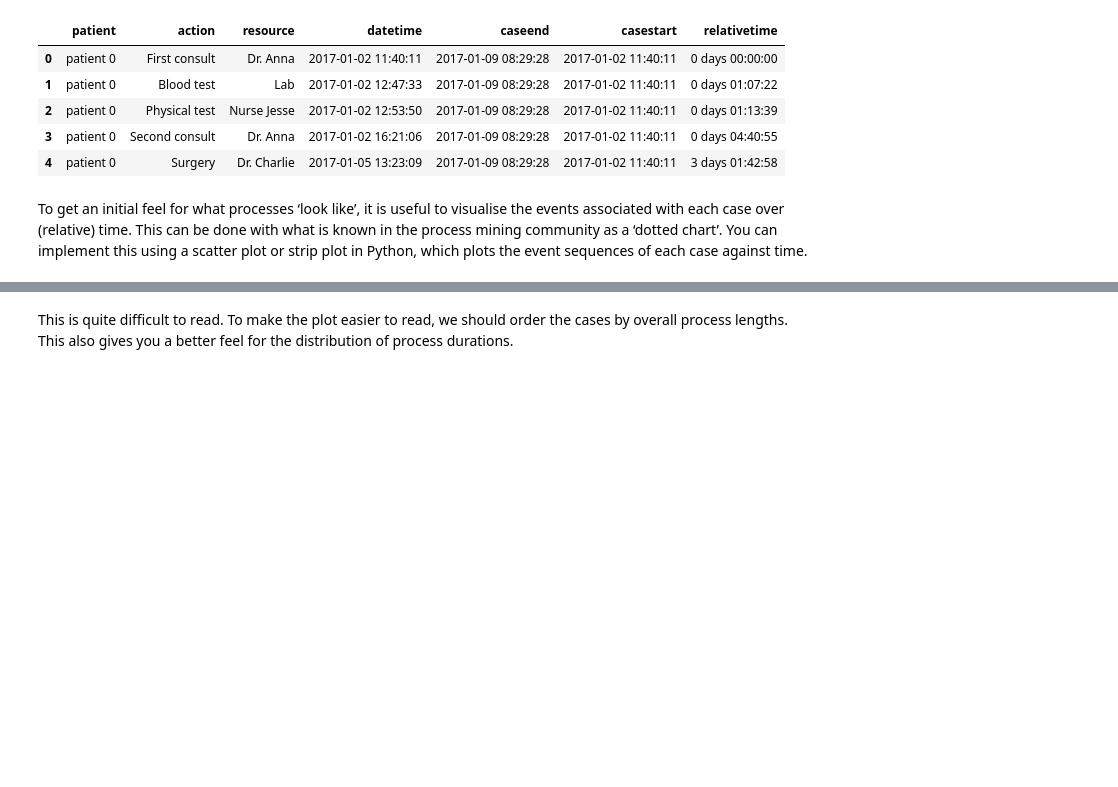
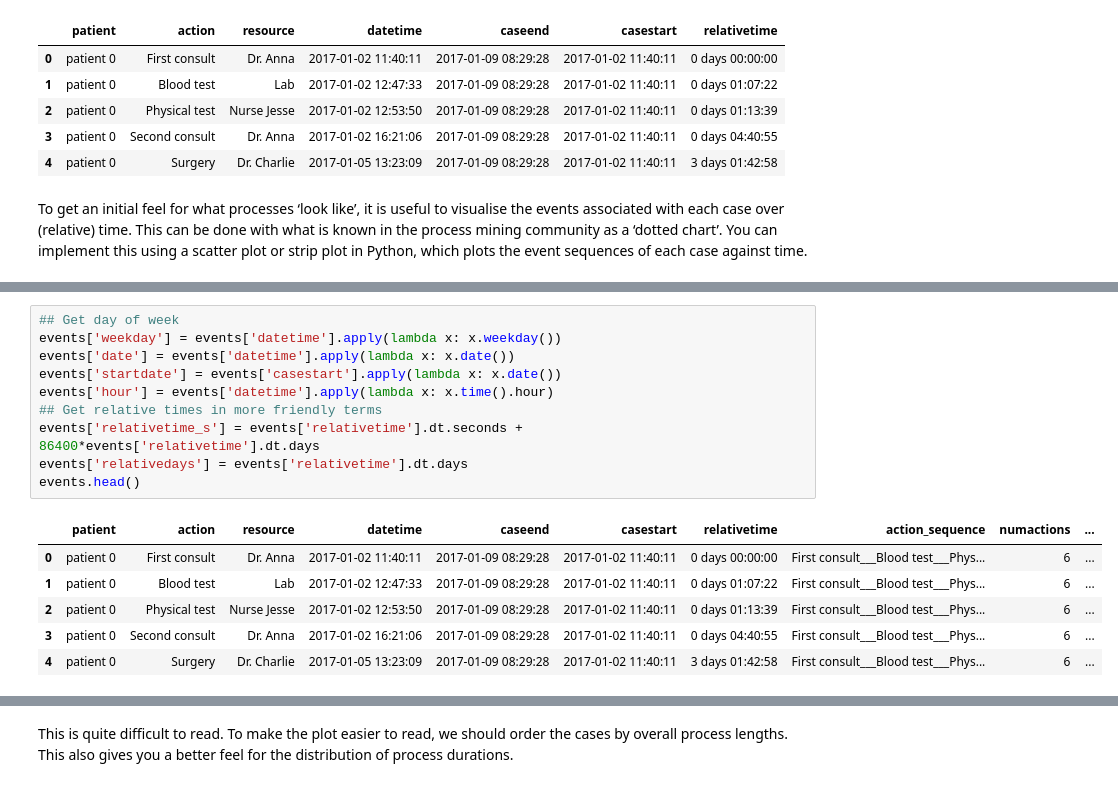
Before and after one commit to janinerottmann/ITM22, a Jupyter notebook: Übung3.ipynb, the cells around one changed output, grey strips where cells are left out. Cells and saved outputs as stored; diff of their text form; blank space fills up the shorter version.

```diff
--- a/Übung3.ipynb
+++ b/Übung3.ipynb
@@ -85,0 +113,17 @@ To get an initial feel for what processes ‘look like’, it is useful to visua
+# %%
+## Get day of week
+events['weekday'] = events['datetime'].apply(lambda x: x.weekday())
+events['date'] = events['datetime'].apply(lambda x: x.date())
+events['startdate'] = events['casestart'].apply(lambda x: x.date())
+events['hour'] = events['datetime'].apply(lambda x: x.time().hour)
+## Get relative times in more friendly terms
+events['relativetime_s'] = events['relativetime'].dt.seconds + 86400*events['relativetime'].dt.days
+events['relativedays'] = events['relativetime'].dt.days
+events.head()
+# %% [output]
+|  | patient | action | resource | datetime | caseend | casestart | relativetime | action_sequence | numactions | ... |
+| 0 | patient 0 | First consult | Dr. Anna | 2017-01-02 11:40:11 | 2017-01-09 08:29:28 | 2017-01-02 11:40:11 | 0 days 00:00:00 | First consult___Blood test___Phys... | 6 | ... |
+| 1 | patient 0 | Blood test | Lab | 2017-01-02 12:47:33 | 2017-01-09 08:29:28 | 2017-01-02 11:40:11 | 0 days 01:07:22 | First consult___Blood test___Phys... | 6 | ... |
+| 2 | patient 0 | Physical test | Nurse Jesse | 2017-01-02 12:53:50 | 2017-01-09 08:29:28 | 2017-01-02 11:40:11 | 0 days 01:13:39 | First consult___Blood test___Phys... | 6 | ... |
+| 3 | patient 0 | Second consult | Dr. Anna | 2017-01-02 16:21:06 | 2017-01-09 08:29:28 | 2017-01-02 11:40:11 | 0 days 04:40:55 | First consult___Blood test___Phys... | 6 | ... |
+| 4 | patient 0 | Surgery | Dr. Charlie | 2017-01-05 13:23:09 | 2017-01-09 08:29:28 | 2017-01-02 11:40:11 | 3 days 01:42:58 | First consult___Blood test___Phys... | 6 | ... |
```
Also changed, not shown: parts of 15 cells of this notebook.
